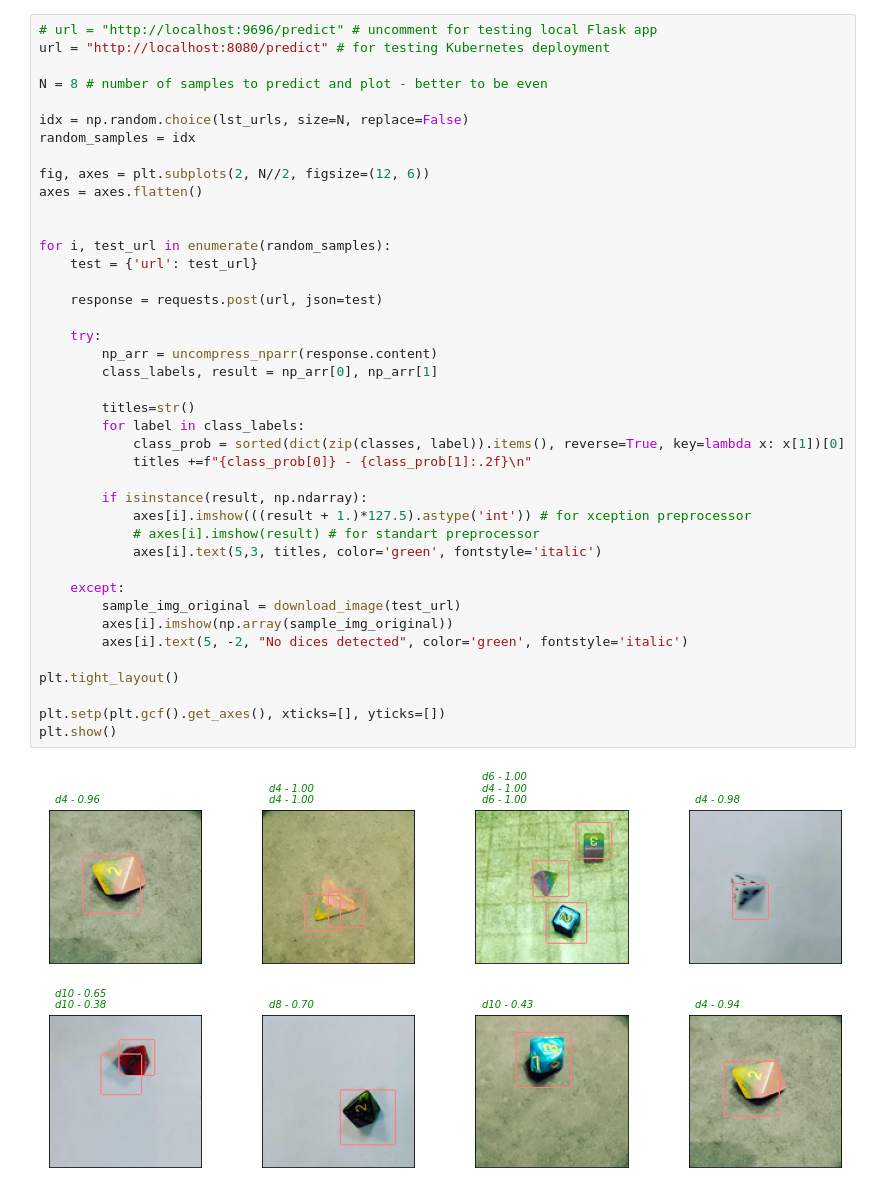
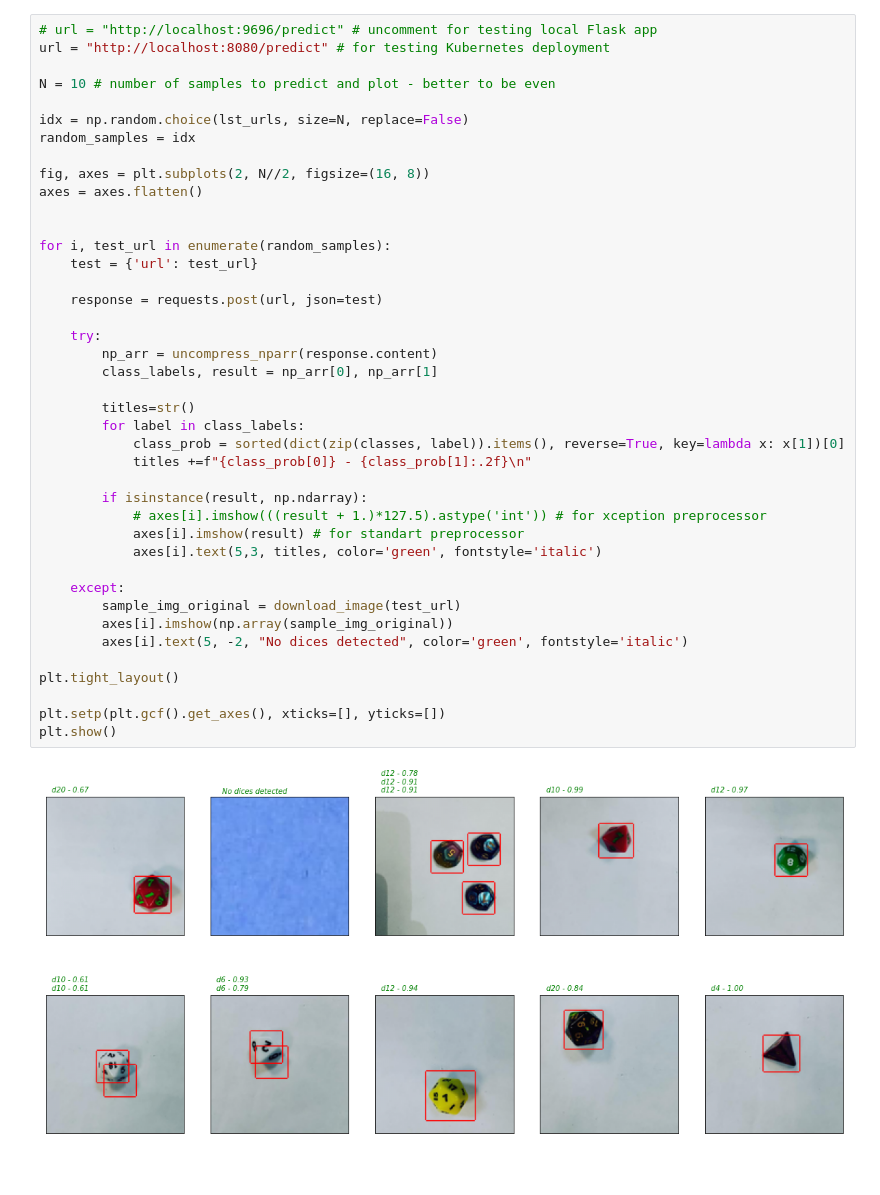
Before and after one commit to K0nkere/DL-Dice-detection-project, a Jupyter notebook: test.ipynb, the cells around one changed output. Drawn from its saved outputs; the diff is of its cells as text.

```diff
--- a/test.ipynb
+++ b/test.ipynb
@@ -164,42 +40,42 @@ lst_urls = urls.replace("\n", "").replace('"', '').split(",")
 # url = "http://localhost:9696/predict" # uncomment for testing local Flask app
 url = "http://localhost:8080/predict" # for testing Kubernetes deployment
 
-N = 8 # number of samples to predict and plot - better to be even
+N = 10 # number of samples to predict and plot - better to be even
 
 idx = np.random.choice(lst_urls, size=N, replace=False)
 random_samples = idx
 
-fig, axes = plt.subplots(2, N//2, figsize=(12, 6))
+fig, axes = plt.subplots(2, N//2, figsize=(16, 8))
 axes = axes.flatten()
 
 
 for i, test_url in enumerate(random_samples):
     test = {'url': test_url}
 
     response = requests.post(url, json=test)
 
     try:
         np_arr = uncompress_nparr(response.content)
         class_labels, result = np_arr[0], np_arr[1]
 
         titles=str()
         for label in class_labels:
             class_prob = sorted(dict(zip(classes, label)).items(), reverse=True, key=lambda x: x[1])[0]
             titles +=f"{class_prob[0]} - {class_prob[1]:.2f}\n"
 
         if isinstance(result, np.ndarray):
-            axes[i].imshow(((result + 1.)*127.5).astype('int')) # for xception preprocessor
-            # axes[i].imshow(result) # for standart preprocessor
+            # axes[i].imshow(((result + 1.)*127.5).astype('int')) # for xception preprocessor
+            axes[i].imshow(result) # for standart preprocessor
             axes[i].text(5,3, titles, color='green', fontstyle='italic')
 
     except:
         sample_img_original = download_image(test_url)
         axes[i].imshow(np.array(sample_img_original))
         axes[i].text(5, -2, "No dices detected", color='green', fontstyle='italic')
 
 plt.tight_layout()
 
 plt.setp(plt.gcf().get_axes(), xticks=[], yticks=[])
 plt.show()
 # %% [output]
-[figure, old version]
+[figure, new version]
```
Also changed, not shown: parts of 1 cell of this notebook, 3 other files.
